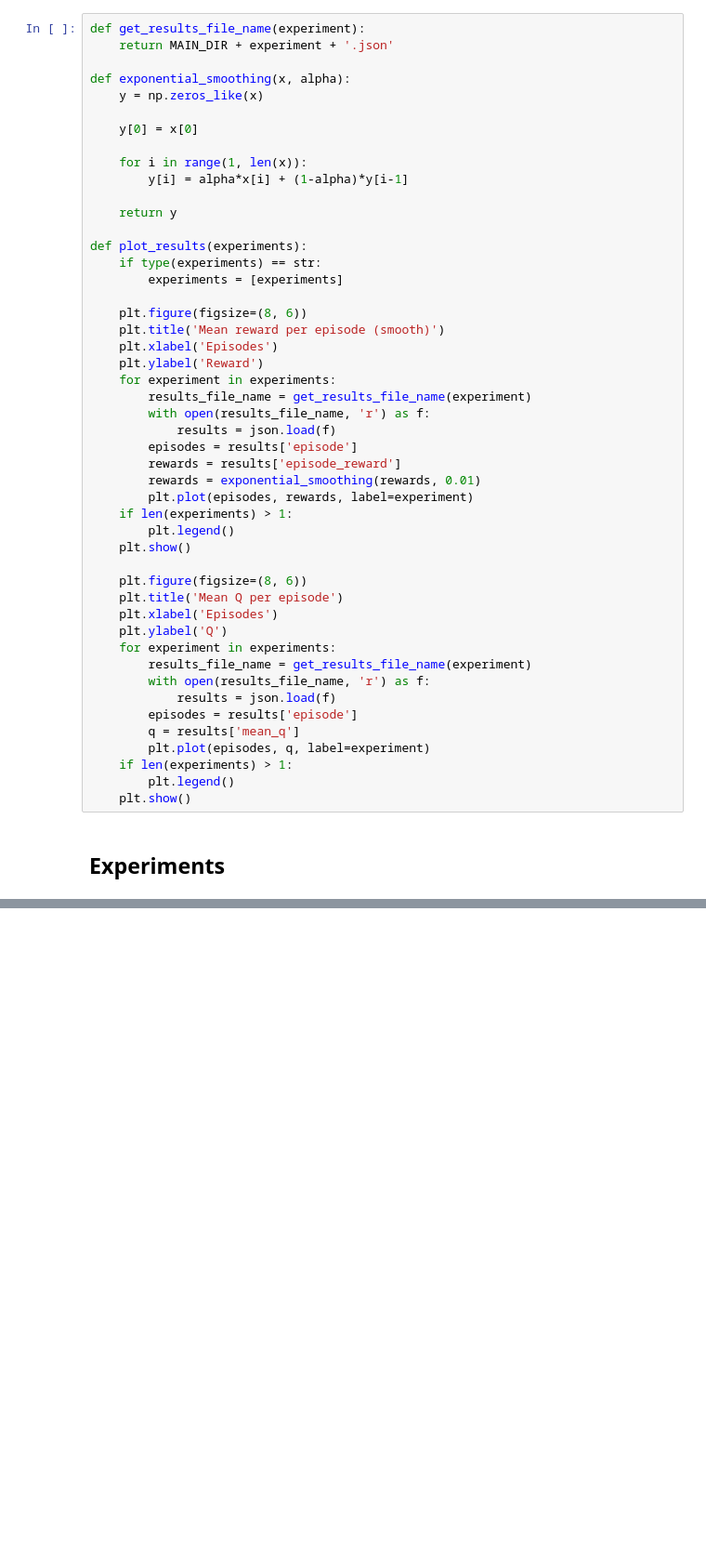
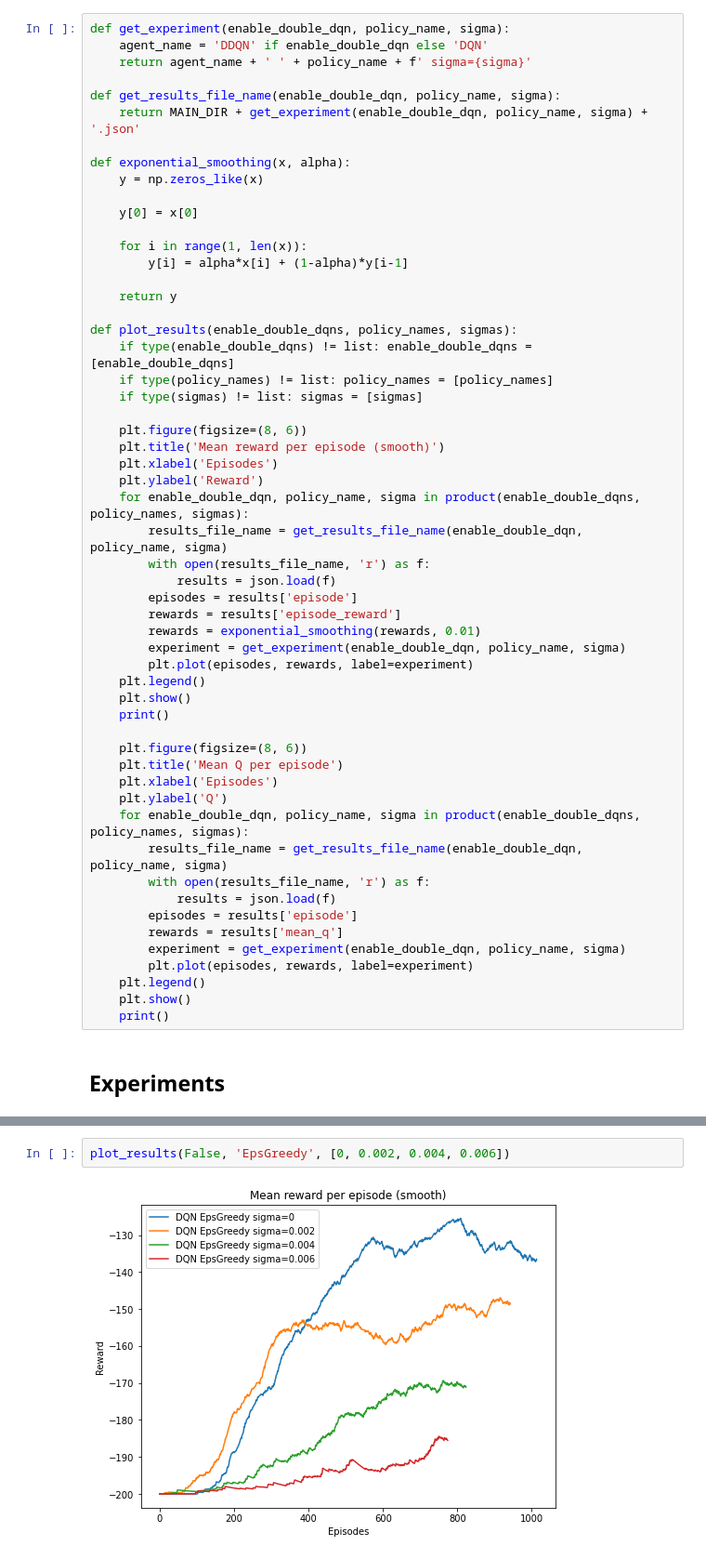
Before and after one commit to agaitanis/msc_dl, a Jupyter notebook: drl/mountain_car.ipynb, the cells around one changed output, grey strips where cells are left out. Shown at 93% size. Saved outputs shown, nothing was run; the diff lists cells and outputs as text; blank space fills up the shorter version.

```diff
--- a/drl/mountain_car.ipynb
+++ b/drl/mountain_car.ipynb
@@ -125,6 +138,10 @@ Drive already mounted at /content/drive; to attempt to forcibly remount, call dr
 # %%
-def get_results_file_name(experiment):
-    return MAIN_DIR + experiment + '.json'
+def get_experiment(enable_double_dqn, policy_name, sigma):
+    agent_name = 'DDQN' if enable_double_dqn else 'DQN'
+    return agent_name + ' ' + policy_name + f' sigma={sigma}'
+
+def get_results_file_name(enable_double_dqn, policy_name, sigma):
+    return MAIN_DIR + get_experiment(enable_double_dqn, policy_name, sigma) + '.json'
 
 def exponential_smoothing(x, alpha):
     y = np.zeros_like(x)
@@ -136,39 +153,42 @@ def exponential_smoothing(x, alpha):
 
     return y
 
-def plot_results(experiments):
-    if type(experiments) == str:
-        experiments = [experiments]
+def plot_results(enable_double_dqns, policy_names, sigmas):
+    if type(enable_double_dqns) != list: enable_double_dqns = [enable_double_dqns]
+    if type(policy_names) != list: policy_names = [policy_names]
+    if type(sigmas) != list: sigmas = [sigmas]
 
     plt.figure(figsize=(8, 6))
     plt.title('Mean reward per episode (smooth)')
     plt.xlabel('Episodes')
     plt.ylabel('Reward')
-    for experiment in experiments:
-        results_file_name = get_results_file_name(experiment)
+    for enable_double_dqn, policy_name, sigma in product(enable_double_dqns, policy_names, sigmas):
+        results_file_name = get_results_file_name(enable_double_dqn, policy_name, sigma)
         with open(results_file_name, 'r') as f:
             results = json.load(f)
         episodes = results['episode']
         rewards = results['episode_reward']
         rewards = exponential_smoothing(rewards, 0.01)
+        experiment = get_experiment(enable_double_dqn, policy_name, sigma)
         plt.plot(episodes, rewards, label=experiment)
-    if len(experiments) > 1:
-        plt.legend()
+    plt.legend()
     plt.show()
+    print()
 
     plt.figure(figsize=(8, 6))
     plt.title('Mean Q per episode')
     plt.xlabel('Episodes')
     plt.ylabel('Q')
-    for experiment in experiments:
-        results_file_name = get_results_file_name(experiment)
+    for enable_double_dqn, policy_name, sigma in product(enable_double_dqns, policy_names, sigmas):
+        results_file_name = get_results_file_name(enable_double_dqn, policy_name, sigma)
         with open(results_file_name, 'r') as f:
             results = json.load(f)
         episodes = results['episode']
-        q = results['mean_q']
-        plt.plot(episodes, q, label=experiment)
-    if len(experiments) > 1:
-        plt.legend()
+        rewards = results['mean_q']
+        experiment = get_experiment(enable_double_dqn, policy_name, sigma)
+        plt.plot(episodes, rewards, label=experiment)
+    plt.legend()
     plt.show()
+    print()
 # %% [markdown]
 ## Experiments
@@ -521,0 +213,4 @@ plot_results(experiments)
+# %%
+plot_results(False, 'EpsGreedy', [0, 0.002, 0.004, 0.006])
+# %% [output]
+[figure, added]
```
Also changed, not shown: parts of 76 cells of this notebook.
